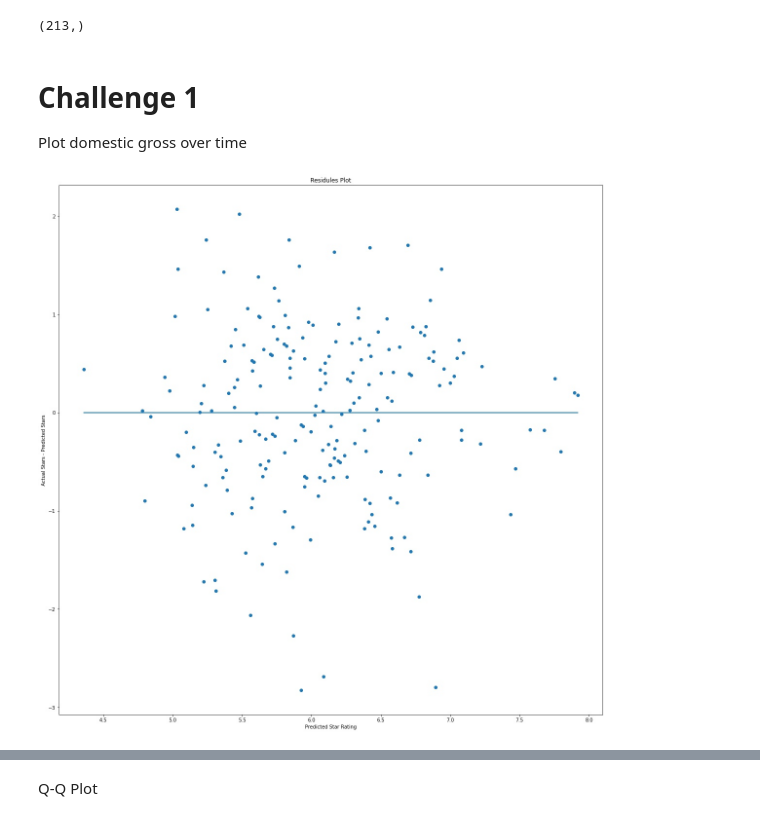
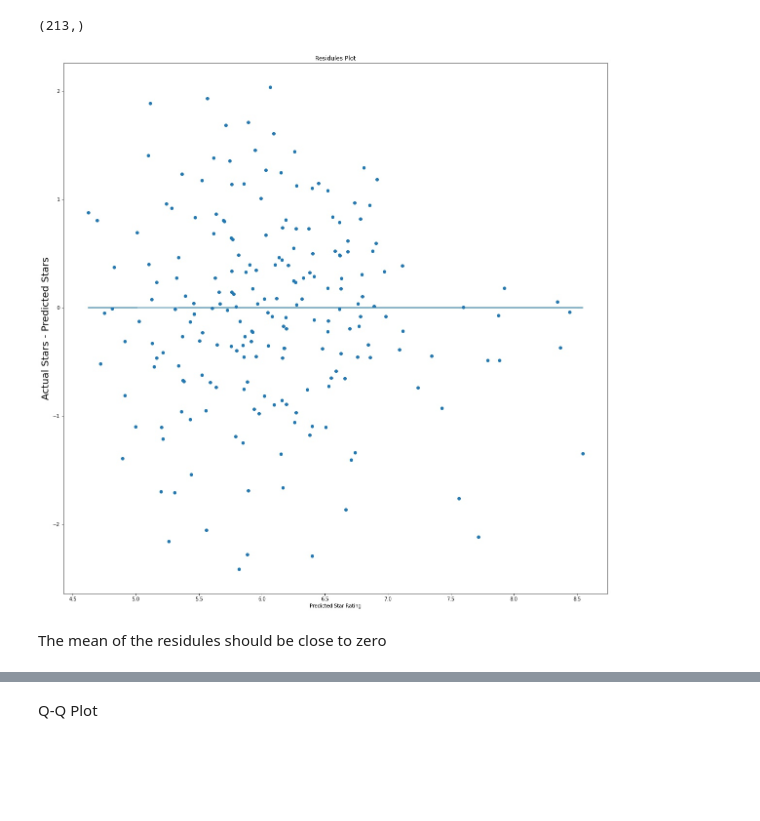
Before and after one commit to michael-a-green/Metis_Project2, a Jupyter notebook: Project2.ipynb, the cells around one changed output, grey strips where cells are left out. Drawn from its saved outputs; the diff is of its cells as text; code cells hidden in the pictures; blank space fills up the shorter version.

```diff
--- a/Project2.ipynb
+++ b/Project2.ipynb
@@ -1094,5 +1125,3 @@ From pair plot above I should add a feature that is budget^2
-# %%
-movie_df_processed["budget2"] = movie_df_processed["budget"]**2 - 100000000
 # %% [markdown]
 I looked at the `star_rating` vs `budget` plot and it looks logarithmic to me so will add that feature instead
 # %%
@@ -1302,7 +1334,7 @@ for feature in features_to_process:
     movie_df_processed["{}_starpower".format(feature)] = 0
 
     for actor_name in actor_names:
-        movie_df_processed.loc[movie_df_processed[feature] == actor_name,"cast1_starpower"]  = Best_Actor_Actress.count(actor_name)
+        movie_df_processed.loc[movie_df_processed[feature] == actor_name,"{}_starpower".format(feature)]  = Best_Actor_Actress.count(actor_name)
 # %%
 movie_df_processed
 # %% [output]
@@ -1587,7 +1630,7 @@ Generating a final correlation matrix of the generic features
 movie_for_modeling_df = movie_df_processed[['star_rating','runtime','budget', 'August', 'December', 'February','January', 'July', 'June', 'March',
                                             'May', 'November', 'October','September', 'Adventure', 'Animation', 'Biography', 'Comedy', 'Crime',
                                             'Drama', 'Family', 'Fantasy', 'Horror', 'Music', 'Musical', 'Mystery','Romance', 'Sci-Fi', 'Sport',
-                                            'Thriller', 'Western', 'PG', 'PG-13', 'R',"star_power","cast1_starpower","cast2_starpower","cast3_starpower","log_budget"]]
+                                            'Thriller', 'PG', 'PG-13', 'R',"star_power","cast1_starpower","cast2_starpower","cast3_starpower","log_budget"]]
 # %%
 Y = movie_for_modeling_df["star_rating"]
 X = movie_for_modeling_df.drop("star_rating",axis=1)
@@ -1678,8 +1700,9 @@ movie_for_modelling_corr_df
 # %%
 #top 5 positive correlations
 plt.figure(figsize=(20,20))
-plt.ylabel("linear correlation")
-plt.title("Top Five Positive Correlating Features")
+plt.ylabel("linear correlation",fontsize=20)
+plt.title("Top Five Positive Correlating Features",fontsize=40)
+plt.rc('xtick', labelsize=10)
 plt.bar(movie_for_modelling_corr_df.iloc[1:6,0],movie_for_modelling_corr_df.iloc[1:6,1])
 plt.savefig("top5_positive.png")
 plt.show();
@@ -1701,22 +1725,22 @@ plt.show();
 Y_test.shape
 # %% [output]
 (213,)
-# %% [markdown]
-# Challenge 1
-Plot domestic gross over time
 # %%
 Y_hat = model3.predict(X_test)
 residules = Y_test - Y_hat
 plt.figure(figsize=(20,20))
 plt.scatter(Y_hat,residules)
+plt.rc('xtick', labelsize=1)
 plt.plot(Y_hat,np.zeros(Y_hat.shape[0]))
 plt.title("Residules Plot")
-plt.xlabel("Predicted Star Rating")
-plt.ylabel("Actual Stars - Predicted Stars")
+plt.xlabel("Predicted Star Rating",fontsize=10)
+plt.ylabel("Actual Stars - Predicted Stars",fontsize=20)
 plt.savefig("residules.png")
 plt.show();
 # %% [output]
-[figure, old version]
+[figure, new version]
+# %% [markdown]
+The mean of the residules should be close to zero
 # %%
 np.mean(residules)
 # %% [output]
```
Also changed, not shown: parts of 136 cells of this notebook, 2 other files.
